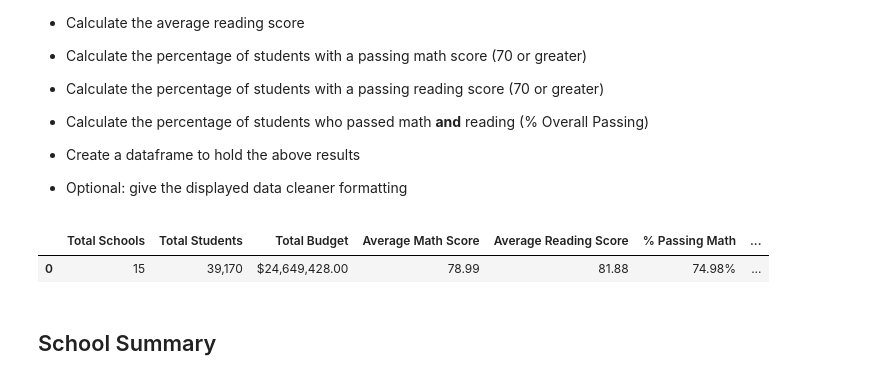
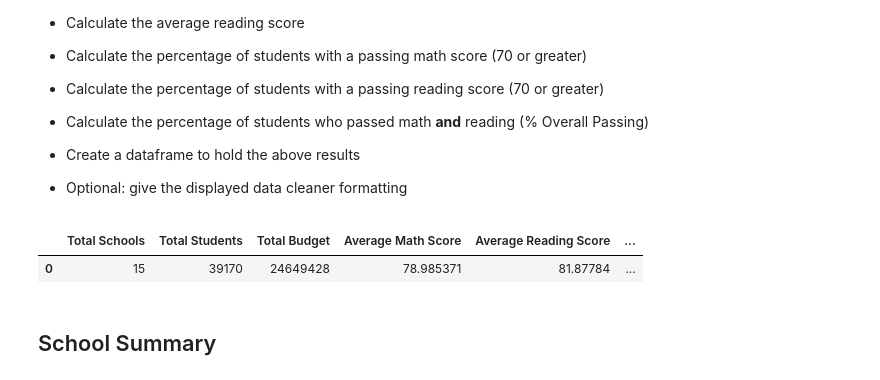
Before and after one commit to DownOnTheFarm/PyCitySchools, a Jupyter notebook: Instructions/PyCitySchools/PyCitySchools_starter.ipynb, the cells around one changed output. Saved outputs shown, nothing was run; the diff lists cells and outputs as text; code cells hidden in the pictures.

```diff
--- a/Instructions/PyCitySchools/PyCitySchools_starter.ipynb
+++ b/Instructions/PyCitySchools/PyCitySchools_starter.ipynb
@@ -6,15 +6,15 @@
 import pandas as pd
 import numpy as np
 # File to Load (Remember to Change These)
-school_data_to_load = "Resources/schools_complete.csv"
-student_data_to_load = "Resources/students_complete.csv"
+schoolData = "Resources/schools_complete.csv"
+studentData = "Resources/students_complete.csv"
 
 # Read School and Student Data File and store into Pandas DataFrames
-school_data = pd.read_csv(school_data_to_load)
-student_data = pd.read_csv(student_data_to_load)
+schoolData_df = pd.read_csv(schoolData)
+studentData_df = pd.read_csv(studentData)
 
 # Combine the data into a single dataset.
-fullData_df = pd.merge(student_data, school_data, how="left", on=["school_name", "school_name"])
+fullData_df = pd.merge(studentData_df, schoolData_df, how="left", on=["school_name", "school_name"])
 
 fullData_df.head()
 # %% [output]
@@ -57,7 +57,7 @@ studentTotal = fullData_df['student_name'].count()
 studentTotal
 
 # Calculate Total Budget
-budgetTotal = school_data["budget"].sum()
+budgetTotal = schoolData_df["budget"].sum()
 budgetTotal
 
 # Calculate Avg. Math Score
@@ -74,43 +74,43 @@ mathPassing
 
 # Calculate Percentage of Students, Passing Reading (70+)
 readingPassing = fullData_df.loc[fullData_df["reading_score"]>=70]["reading_score"].count()/studentTotal
 readingPassing
 
 # Calculate Overall Passing Percentage
 overallPassing = fullData_df[(fullData_df['math_score'] >= 70) & (fullData_df['reading_score'] >= 70)]['student_name'].count()/studentTotal
 overallPassing
 
 districtSummary = pd.DataFrame({"Total Schools":[schoolName_count],
                                  "Total Students":[studentTotal],
                                  "Total Budget":[budgetTotal],
                                  "Average Math Score":[mathScores],
                                  "Average Reading Score":[readingScores],
-                                 "% Passing Math":[mathPassing],
-                                 "% Passing Reading":[readingPassing],
+                                 "Math Passing Rate":[mathPassing],
+                                 "Reading Passing Rate":[readingPassing],
                                  "Overall Passing Rate":[overallPassing]
                                 })
 
-districtSummary = district_summary[["Total Schools",
+districtSummary = districtSummary[["Total Schools",
                                  "Total Students",
                                  "Total Budget",
                                  "Average Math Score",
                                  "Average Reading Score",
-                                 "% Passing Math",
-                                 "% Passing Reading",
+                                 "Math Passing Rate",
+                                 "Reading Passing Rate",
                                  "Overall Passing Rate"
                                     ]]
 
 districtSummary.style.format({"Total School Budget": "${:20,.0f}",
                          "Average Math Score":"{:.2f}",
                           "Average Reading Score":"{:.2f}",
-                          "Pct Passing Math":"{:.1%}",
-                          "Pct Passing Reading":"{:.1%}",
-                          "Overall Passing Pct":"{:.1%}"})
+                          "Math Passing Rate":"{:.1%}",
+                          "Reading Passing Rate":"{:.1%}",
+                          "Overall Passing Rate":"{:.1%}"})
 
 districtSummary
 # %% [output]
-|  | Total Schools | Total Students | Total Budget | Average Math Score | Average Reading Score | % Passing Math | ... |
-| 0 | 15 | 39,170 | $24,649,428.00 | 78.99 | 81.88 | 74.98% | ... |
+|  | Total Schools | Total Students | Total Budget | Average Math Score | Average Reading Score | ... |
+| 0 | 15 | 39170 | 24649428 | 78.985371 | 81.87784 | ... |
 # %% [markdown]
 ## School Summary
 # %% [markdown]
```
Also changed, not shown: parts of 10 cells of this notebook.
